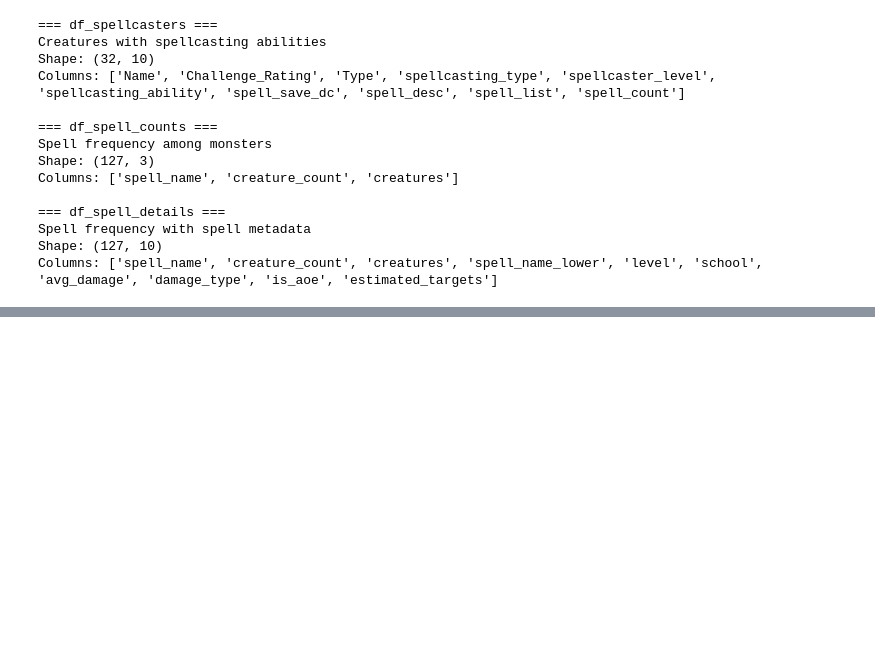
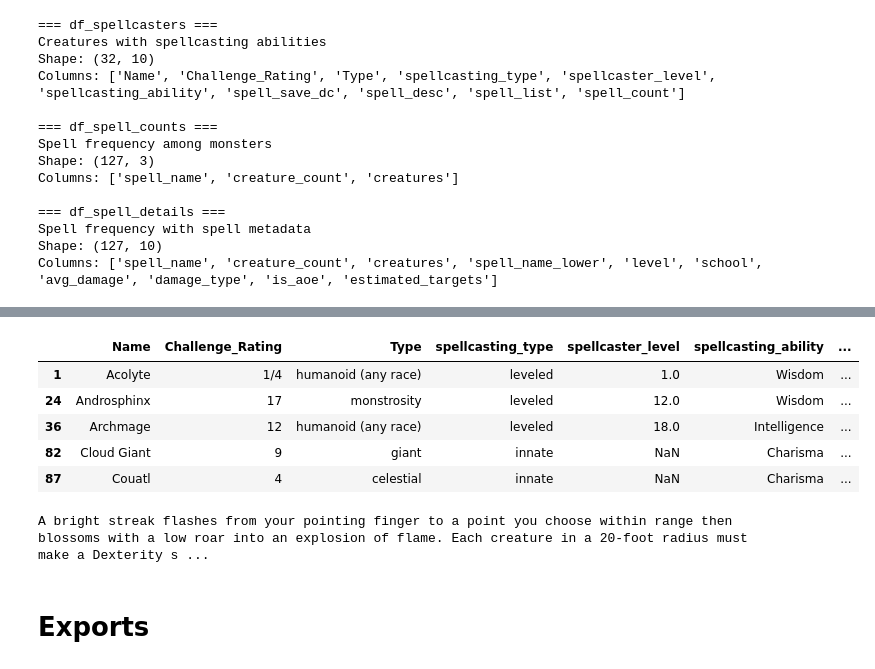
Before and after one commit to conorbarryhoke/matrix_v0, a Jupyter notebook: notebooks/exploration/monster_spellcasting_analysis.ipynb, the cells around one changed output, grey strips where cells are left out. Drawn from its saved outputs; the diff is of its cells as text; code cells hidden in the pictures; blank space fills up the shorter version.

```diff
--- a/notebooks/exploration/monster_spellcasting_analysis.ipynb
+++ b/notebooks/exploration/monster_spellcasting_analysis.ipynb
@@ -578,0 +581,15 @@ df_spell_counts
+# %%
+df_spellcasters.head()
+# %% [output]
+|  | Name | Challenge_Rating | Type | spellcasting_type | spellcaster_level | spellcasting_ability | ... |
+| 1 | Acolyte | 1/4 | humanoid (any race) | leveled | 1.0 | Wisdom | ... |
+| 24 | Androsphinx | 17 | monstrosity | leveled | 12.0 | Wisdom | ... |
+| 36 | Archmage | 12 | humanoid (any race) | leveled | 18.0 | Intelligence | ... |
+| 82 | Cloud Giant | 9 | giant | innate | NaN | Charisma | ... |
+| 87 | Couatl | 4 | celestial | innate | NaN | Charisma | ... |
+# %%
+print(df_spells[df_spells['spell_name_lower']=='fireball']['description'].iloc[0])
+# %% [output]
+A bright streak flashes from your pointing finger to a point you choose within range then blossoms with a low roar into an explosion of flame. Each creature in a 20-foot radius must make a Dexterity s ...
+# %% [markdown]
+# Exports
```
Also changed, not shown: parts of 5 cells of this notebook, 5 other files.
